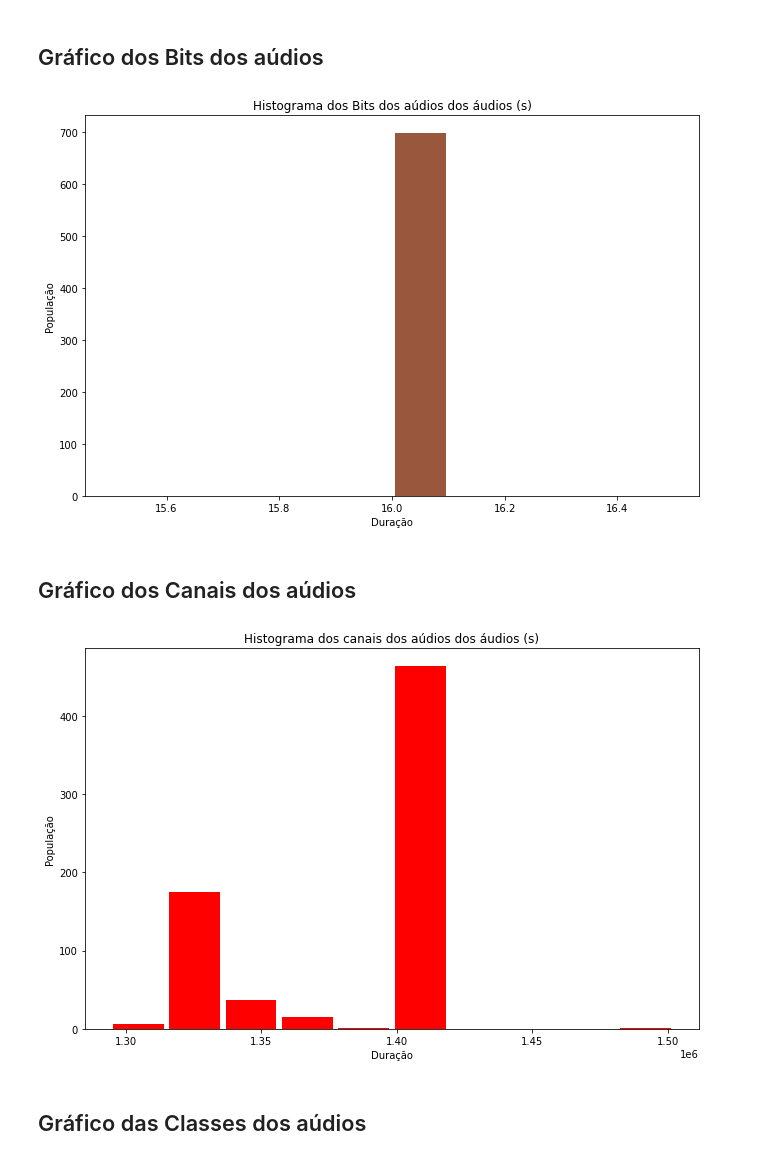
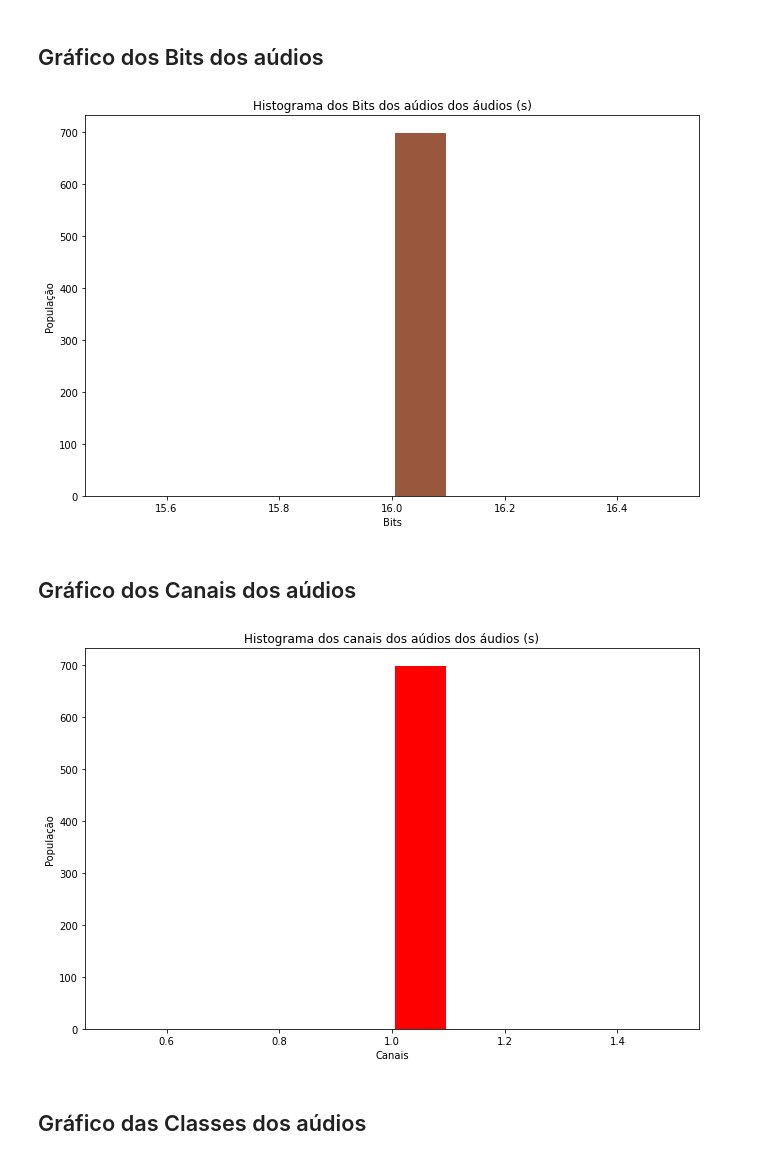
Before and after one commit to FranciscoMaik/Processamento_de_audio, a Jupyter notebook: classes_de_TEIA.ipynb, the cells around one changed output. Saved outputs shown, nothing was run; the diff lists cells and outputs as text; code cells hidden in the pictures.

Commit message:
Conseguindo verdadeiramente o numero de canais

```diff
--- a/classes_de_TEIA.ipynb
+++ b/classes_de_TEIA.ipynb
@@ -113,25 +116,25 @@ plt.show()
 # %%
 plt.hist(metadata_path['Bits'], rwidth=0.9, color='#99583D')
 plt.rcParams['figure.figsize'] = (11,7)
-plt.xlabel('Duração')
+plt.xlabel('Bits')
 plt.ylabel('População')
 plt.title('Histograma dos Bits dos aúdios dos áudios (s)')
 plt.grid(False)
 plt.show()
 # %% [output]
-[figure, old version]
+[figure, new version]
 # %% [markdown]
 ## Gráfico dos Canais dos aúdios
 # %%
 plt.hist(metadata_path['Channels'], rwidth=0.9, color='#FF0000')
 plt.rcParams['figure.figsize'] = (11,7)
-plt.xlabel('Duração')
+plt.xlabel('Canais')
 plt.ylabel('População')
 plt.title('Histograma dos canais dos aúdios dos áudios (s)')
 plt.grid(False)
 plt.show()
 # %% [output]
-[figure, old version]
+[figure, new version]
 # %% [markdown]
 ## Gráfico das Classes dos aúdios
 # %%
```
Also changed, not shown: parts of 5 cells of this notebook, 1 other file.
